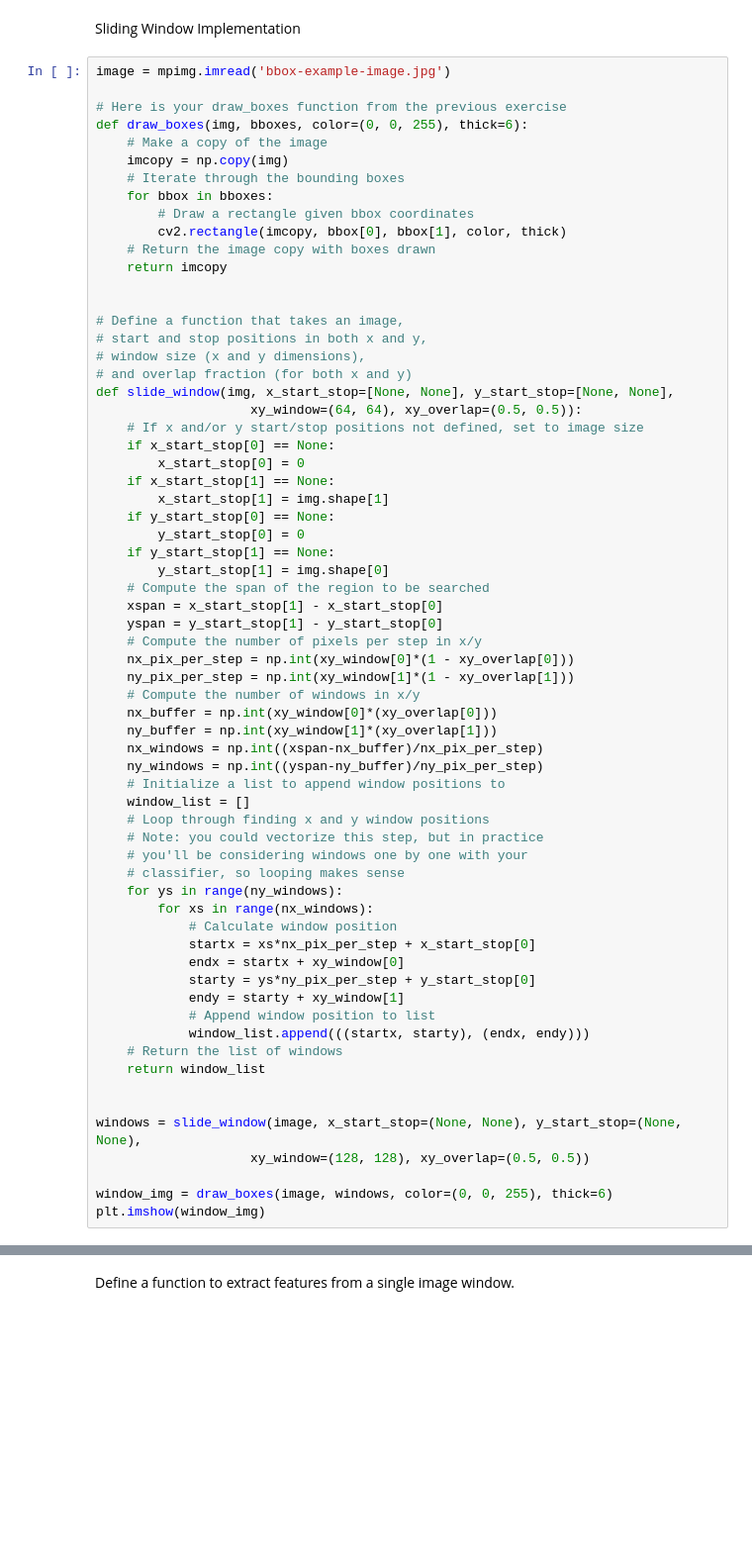
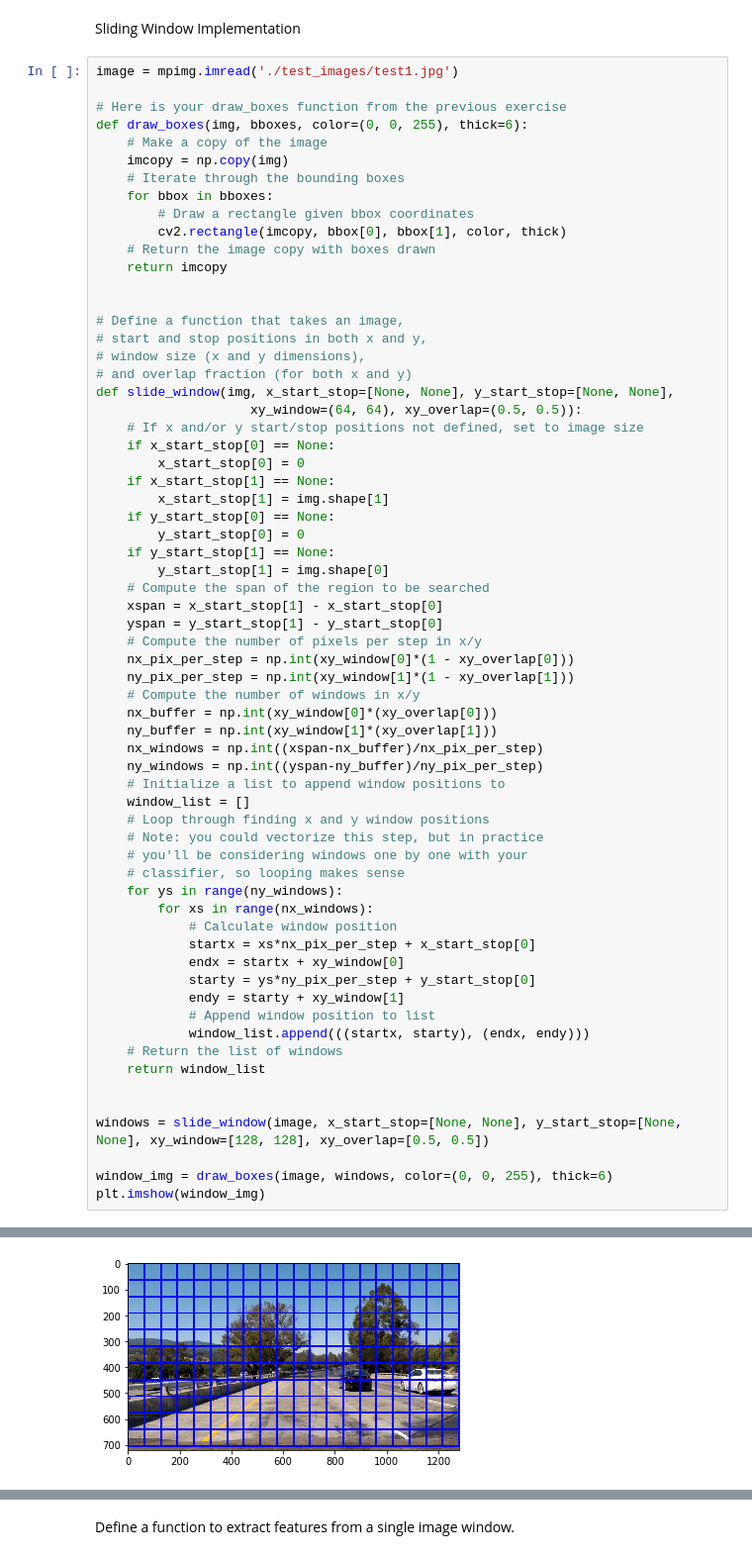
Before and after one commit to jtuckerdunn/CarND-Vehicle-Detection-P5, a Jupyter notebook: vehicle-detection.ipynb, the cells around one changed output, grey strips where cells are left out. Shown at 99% size. Drawn from its saved outputs; the diff is of its cells as text; blank space fills up the shorter version.

```diff
--- a/vehicle-detection.ipynb
+++ b/vehicle-detection.ipynb
@@ -443,7 +446,7 @@ TypeError: extract_features() got an unexpected keyword argument 'cspace'
 # %% [markdown]
 Sliding Window Implementation
 # %%
-image = mpimg.imread('bbox-example-image.jpg')
+image = mpimg.imread('./test_images/test1.jpg')
 
 # Here is your draw_boxes function from the previous exercise
 def draw_boxes(img, bboxes, color=(0, 0, 255), thick=6):
@@ -502,8 +505,8 @@ def slide_window(img, x_start_stop=[None, None], y_start_stop=[None, None],
     return window_list
 
 
-windows = slide_window(image, x_start_stop=(None, None), y_start_stop=(None, None),
-                    xy_window=(128, 128), xy_overlap=(0.5, 0.5))
+windows = slide_window(image, x_start_stop=[None, None], y_start_stop=[None, None], xy_window=[128, 128], xy_overlap=[0.5, 0.5])
 
 window_img = draw_boxes(image, windows, color=(0, 0, 255), thick=6)
 plt.imshow(window_img)
+# %% [output]
@@ -509,0 +514 @@ plt.imshow(window_img)
+[figure, added]
```
Also changed, not shown: parts of 16 cells of this notebook, 1 other file.
